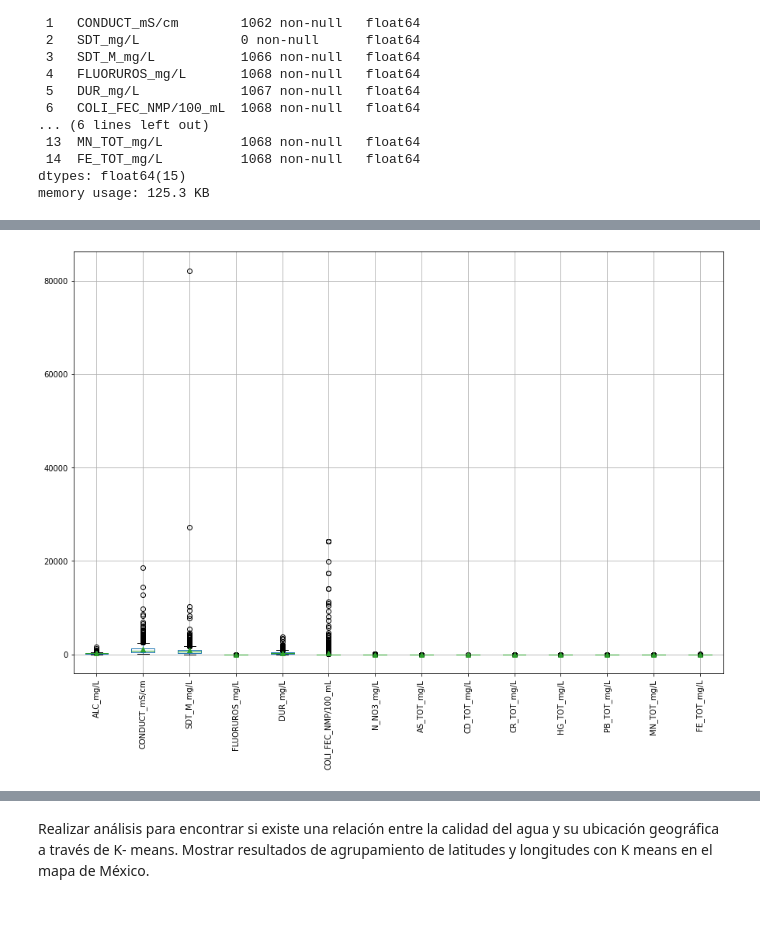
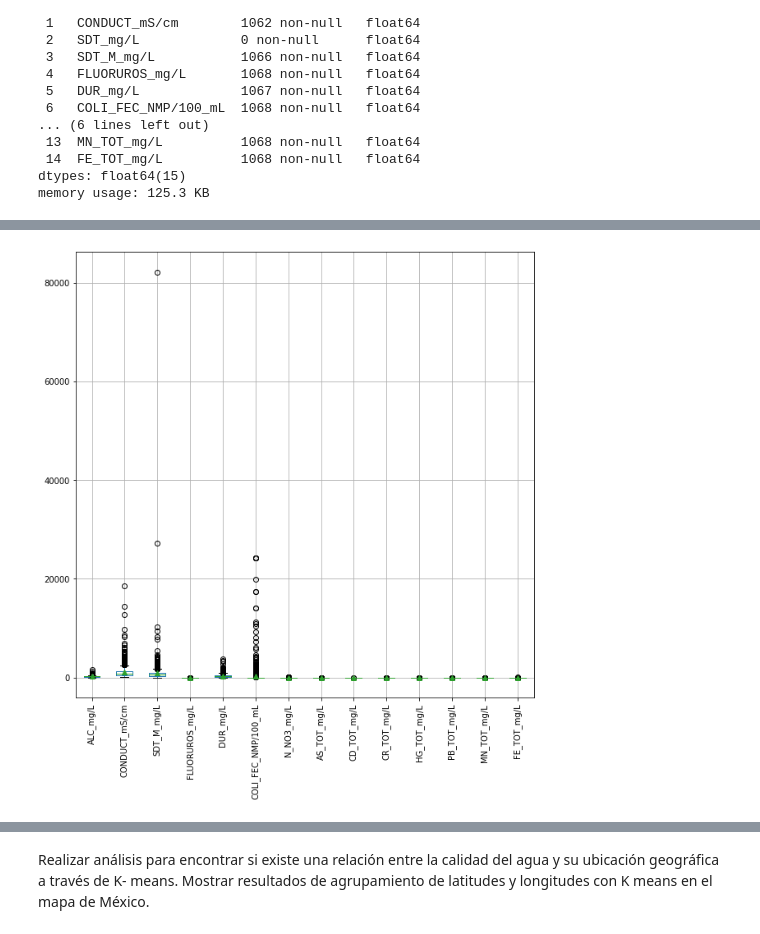
Before and after one commit to PosgradoMNA/actividades-de-aprendizaje-feracor, a Jupyter notebook: A01794022_Actividad_Reto_Entrega_1.ipynb, the cells around one changed output, grey strips where cells are left out. Drawn from its saved outputs; the diff is of its cells as text; code cells hidden in the pictures.

```diff
--- a/A01794022_Actividad_Reto_Entrega_1.ipynb
+++ b/A01794022_Actividad_Reto_Entrega_1.ipynb
@@ -351,28 +309,0 @@ dtype: int64
-# %%
-#Ya que nuestro data set esta limpio, ahora si hacemos la simputaciones, o los borramos
-#Usaremos una mediana y una chica para imputar,
-
-#class sklearn.impute.SimpleImputer(*, missing_values=nan, strategy='mean', fill_value=None, verbose='deprecated', copy=True, add_indicator=False)[source]
-
-
-df_limpio
-
-columnas_numericas_new= ['ALC_mg/L','CONDUCT_mS/cm','SDT_M_mg/L','FLUORUROS_mg/L','DUR_mg/L','COLI_FEC_NMP/100_mL',
-                      'N_NO3_mg/L','AS_TOT_mg/L','CD_TOT_mg/L','CR_TOT_mg/L','HG_TOT_mg/L','PB_TOT_mg/L','MN_TOT_mg/L','FE_TOT_mg/L'] #sin ,'SDT_mg/L'
-'''
-for name in columnas_numericas_new:
-  mean = df_limpio[name].mean()
-  df_limpio[name]= df_limpio[name].replace(np.nan, mean)'''
-
-#Aqui es la moda, pero mejor la mediana
-'''
-for name in columnas_numericas_new:
-  moda_telas = df_limpio[name].mode()
-  df_limpio[name]= df_limpio[name].replace(np.nan, moda_telas)
-'''
-
-for name in columnas_numericas_new:
-  mediana = df_limpio[name].median()
-  df_limpio[name]= df_limpio[name].replace(np.nan, mediana)
-
-df_limpio.info()
@@ -480,0 +310,3 @@ df_limpio.plot.box()
+# %%
+df_aguas_sup_clean.drop('SDT_mg/L', axis=1, inplace=True)
+df_aguas_sup_clean
@@ -480,0 +331,9 @@ df_limpio.plot.box()
+# %%
+col_num_2= ['ALC_mg/L','CONDUCT_mS/cm','SDT_M_mg/L','FLUORUROS_mg/L','DUR_mg/L','COLI_FEC_NMP/100_mL',
+                      'N_NO3_mg/L','AS_TOT_mg/L','CD_TOT_mg/L','CR_TOT_mg/L','HG_TOT_mg/L','PB_TOT_mg/L','MN_TOT_mg/L','FE_TOT_mg/L']
+
+for name in col_num_2:
+  med = df_aguas_sup_clean[name].median()
+  df_aguas_sup_clean[name]= df_aguas_sup_clean[name].replace(np.nan, med)
+
+df_aguas_sup_clean.info()
@@ -481,8 +387,7 @@ df_limpio.plot.box()
 # %%
-#Opcion 2
-outliers = df_limpio.boxplot(figsize = (15,10),showmeans = True)
+outliers = df_aguas_sup_clean.boxplot(figsize = (10,10),showmeans = True)
 outliers.plot()
 plt.xticks(rotation=90)
 plt.show()
 # %% [output]
-[figure, old version]
+[figure, new version]
```
Also changed, not shown: parts of 52 cells of this notebook.
